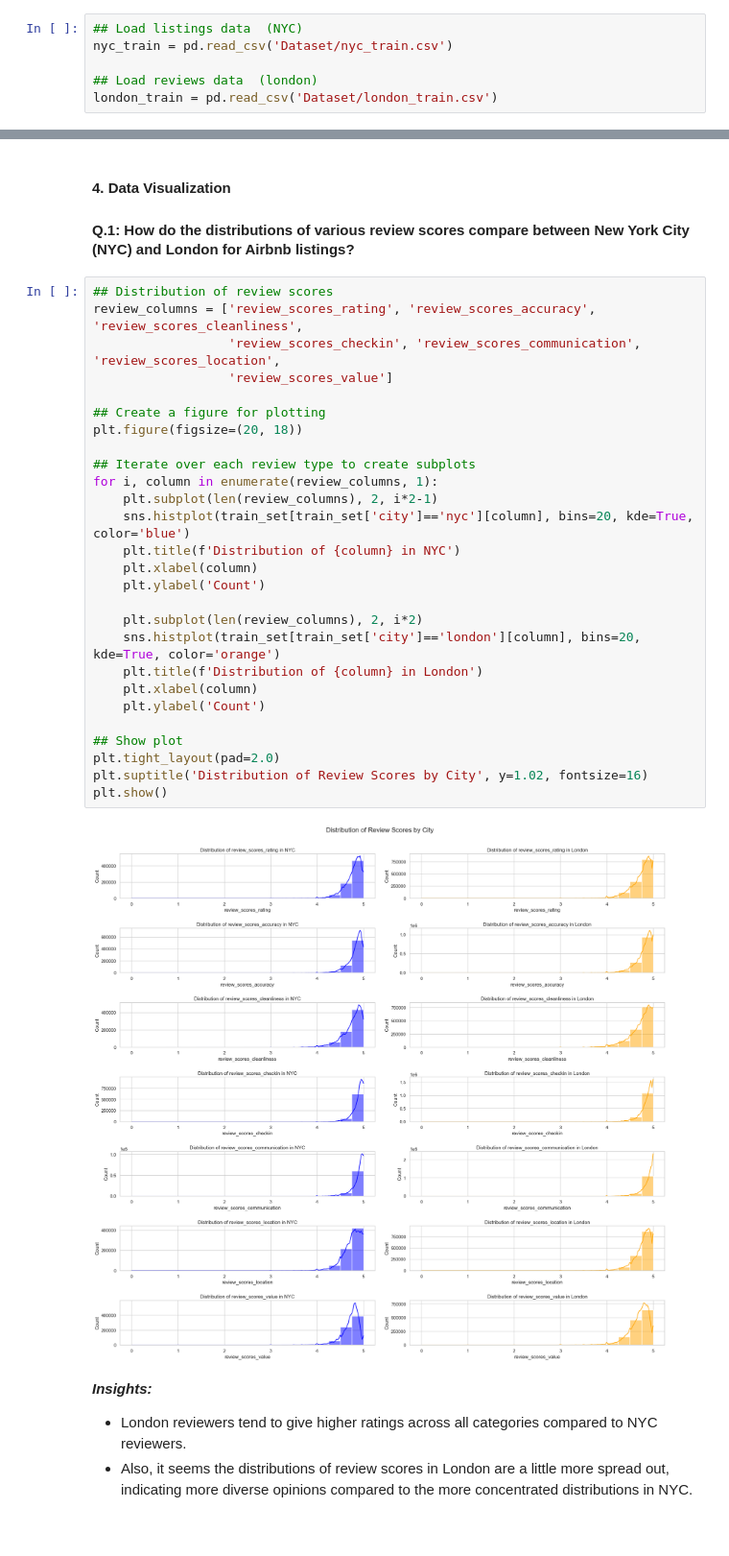
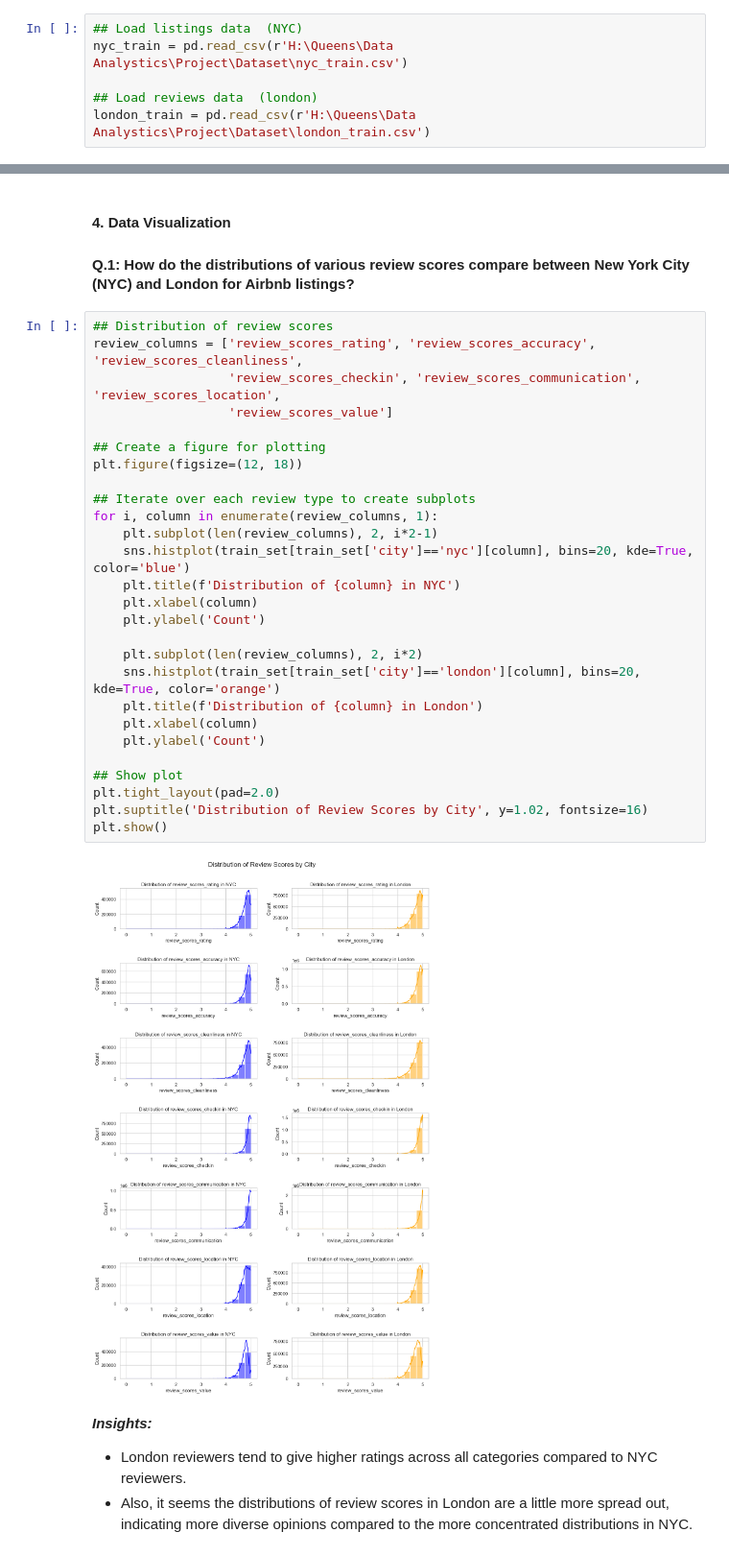
Before and after one commit to DEBI2024/AirBnb-Reviews, a Jupyter notebook: Airbnb-EDA.ipynb, the cells around one changed output, grey strips where cells are left out. Shown at 96% size. Drawn from its saved outputs; the diff is of its cells as text.

Commit message:
figure size changed

```diff
--- a/Airbnb-EDA.ipynb
+++ b/Airbnb-EDA.ipynb
@@ -21,10 +21,10 @@ sns.set(style="whitegrid")
 #### 1. Data Loading
 # %%
 ## Load listings data  (NYC)
-nyc_train = pd.read_csv('Dataset/nyc_train.csv')
+nyc_train = pd.read_csv(r'H:\Queens\Data Analystics\Project\Dataset\nyc_train.csv')
 
 ## Load reviews data  (london)
-london_train = pd.read_csv('Dataset/london_train.csv')
+london_train = pd.read_csv(r'H:\Queens\Data Analystics\Project\Dataset\london_train.csv')
 # %%
 ## Concat the cities
 train_set = pd.concat([nyc_train, london_train], axis=0)
@@ -134,32 +122,32 @@ Series([], dtype: int64)
 # %%
 ## Distribution of review scores
 review_columns = ['review_scores_rating', 'review_scores_accuracy', 'review_scores_cleanliness',
                   'review_scores_checkin', 'review_scores_communication', 'review_scores_location',
                   'review_scores_value']
 
 ## Create a figure for plotting
-plt.figure(figsize=(20, 18))
+plt.figure(figsize=(12, 18))
 
 ## Iterate over each review type to create subplots
 for i, column in enumerate(review_columns, 1):
     plt.subplot(len(review_columns), 2, i*2-1)
     sns.histplot(train_set[train_set['city']=='nyc'][column], bins=20, kde=True, color='blue')
     plt.title(f'Distribution of {column} in NYC')
     plt.xlabel(column)
     plt.ylabel('Count')
 
     plt.subplot(len(review_columns), 2, i*2)
     sns.histplot(train_set[train_set['city']=='london'][column], bins=20, kde=True, color='orange')
     plt.title(f'Distribution of {column} in London')
     plt.xlabel(column)
     plt.ylabel('Count')
 
 ## Show plot
 plt.tight_layout(pad=2.0)
 plt.suptitle('Distribution of Review Scores by City', y=1.02, fontsize=16)
 plt.show()
 # %% [output]
-[figure, old version]
+[figure, new version]
 # %% [markdown]
 ***Insights:***
 - London reviewers tend to give higher ratings across all categories compared to NYC reviewers.
```
Also changed, not shown: parts of 2 cells of this notebook, 1 other file.
